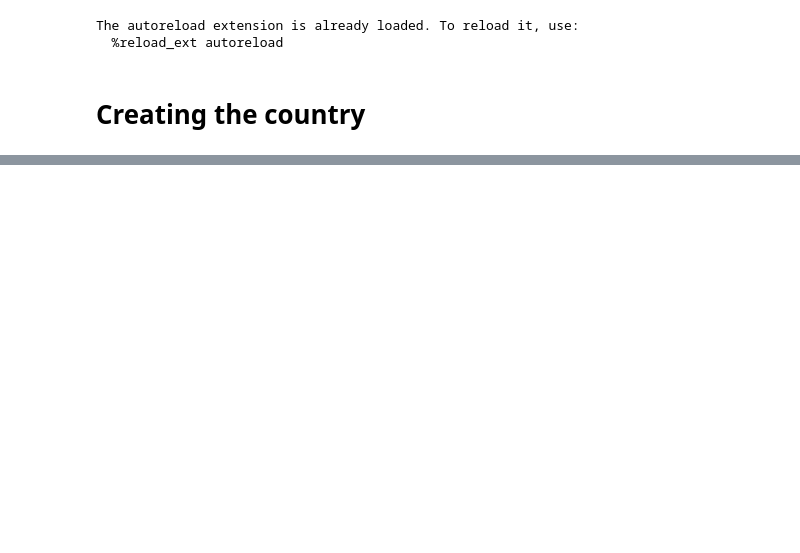
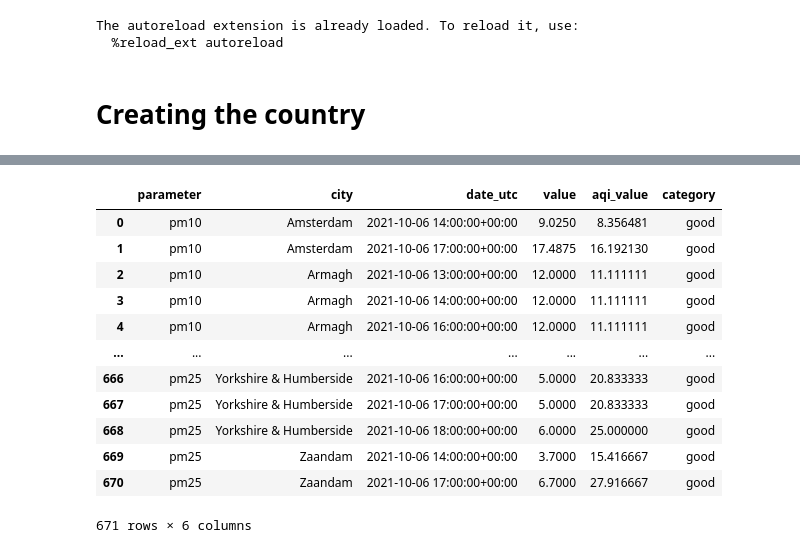
Before and after one commit to alkistz/pp-assessment, a Jupyter notebook: air_quality/pipeline_test.ipynb, the cells around one changed output, grey strips where cells are left out. Saved outputs shown, nothing was run; the diff lists cells and outputs as text; code cells hidden in the pictures; blank space fills up the shorter version.

Commit message:
finished the pipeline

```diff
--- a/air_quality/pipeline_test.ipynb
+++ b/air_quality/pipeline_test.ipynb
@@ -66,0 +35,20 @@ air_quality_data.filtered_df
+# %%
+air_quality_data = Pipeline(data)
+air_quality_data.preprocess()
+test_df = air_quality_data.df
+# %%
+test_df
+# %% [output]
+|  | parameter | city | date_utc | value | aqi_value | category |
+| 0 | pm10 | Amsterdam | 2021-10-06 14:00:00+00:00 | 9.0250 | 8.356481 | good |
+| 1 | pm10 | Amsterdam | 2021-10-06 17:00:00+00:00 | 17.4875 | 16.192130 | good |
+| 2 | pm10 | Armagh | 2021-10-06 13:00:00+00:00 | 12.0000 | 11.111111 | good |
+| 3 | pm10 | Armagh | 2021-10-06 14:00:00+00:00 | 12.0000 | 11.111111 | good |
+| 4 | pm10 | Armagh | 2021-10-06 16:00:00+00:00 | 12.0000 | 11.111111 | good |
+| ... | ... | ... | ... | ... | ... | ... |
+| 666 | pm25 | Yorkshire & Humberside | 2021-10-06 16:00:00+00:00 | 5.0000 | 20.833333 | good |
+| 667 | pm25 | Yorkshire & Humberside | 2021-10-06 17:00:00+00:00 | 5.0000 | 20.833333 | good |
+| 668 | pm25 | Yorkshire & Humberside | 2021-10-06 18:00:00+00:00 | 6.0000 | 25.000000 | good |
+| 669 | pm25 | Zaandam | 2021-10-06 14:00:00+00:00 | 3.7000 | 15.416667 | good |
+| 670 | pm25 | Zaandam | 2021-10-06 17:00:00+00:00 | 6.7000 | 27.916667 | good |
+671 rows × 6 columns
```
Also changed, not shown: parts of 7 cells of this notebook, 15 other files.
